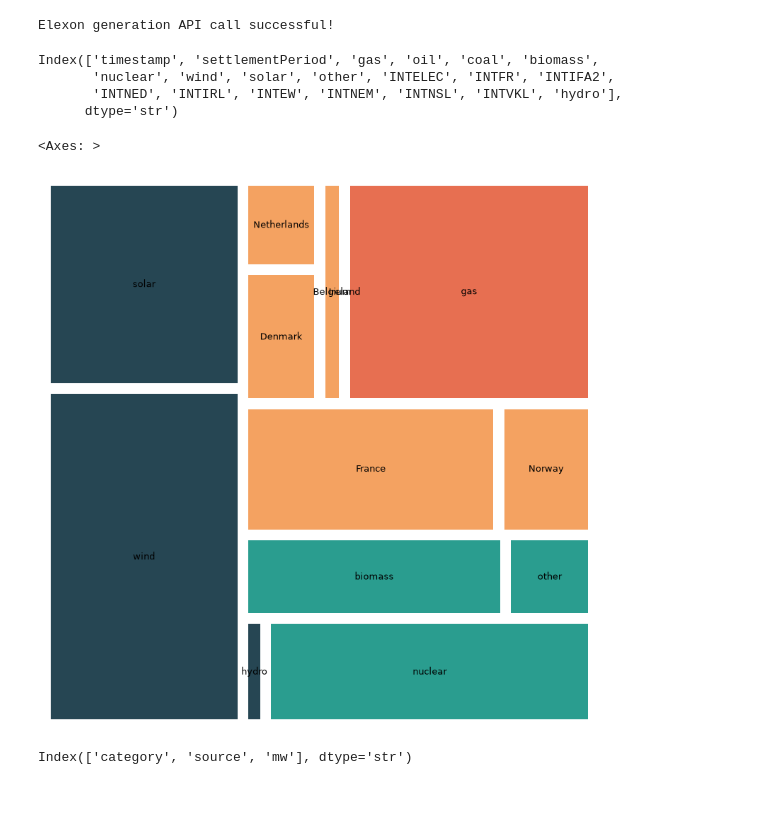
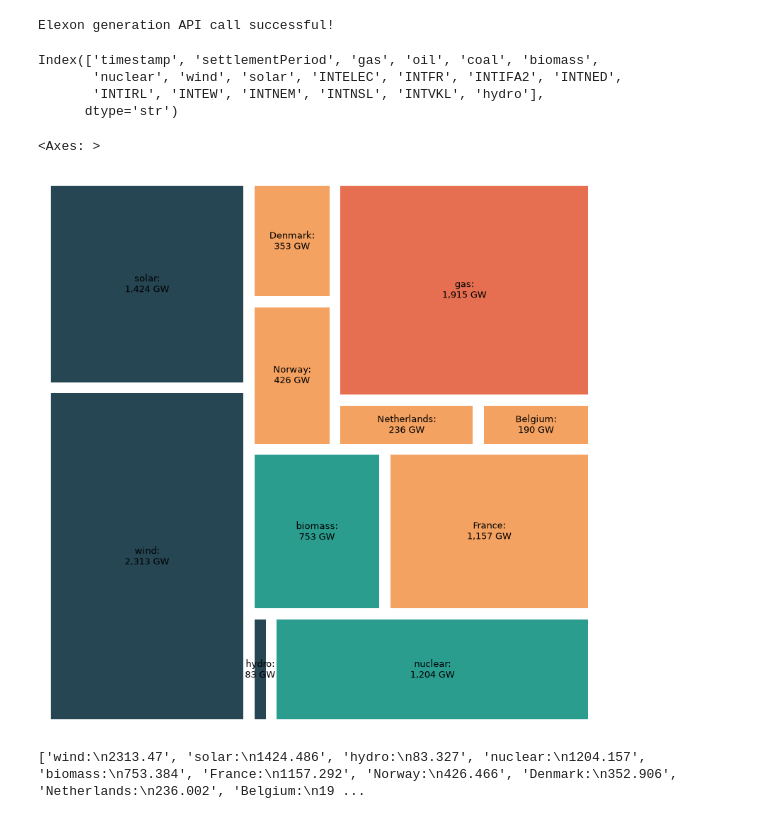
Before and after one commit to TurnerHaa/grid_weekly, a Jupyter notebook: notebooks/fetch.ipynb, the cells around one changed output. Drawn from its saved outputs; the diff is of its cells as text; code cells hidden in the pictures.

Commit message:
Added total energy labels

```diff
--- a/notebooks/fetch.ipynb
+++ b/notebooks/fetch.ipynb
@@ -142,7 +142,7 @@ grid = (
     )
 )
 
-grid = grid.drop(columns=['ocgt', 'ccgt', 'wind_embedded', 'pumped_storage_hydro', 'non_pumped_storage_hydro'])
+grid = grid.drop(columns=['ocgt', 'ccgt', 'wind_embedded', 'pumped_storage_hydro', 'non_pumped_storage_hydro', 'other'])
 
 start_cols = ['timestamp', 'settlementPeriod', 'gas']
 ordered_cols = start_cols + [c for c in grid.columns if c not in start_cols]
@@ -152,8 +152,8 @@ grid = grid.fillna(0)
 print(grid.columns)
 # %% [output]
 Index(['timestamp', 'settlementPeriod', 'gas', 'oil', 'coal', 'biomass',
-       'nuclear', 'wind', 'solar', 'other', 'INTELEC', 'INTFR', 'INTIFA2',
-       'INTNED', 'INTIRL', 'INTEW', 'INTNEM', 'INTNSL', 'INTVKL', 'hydro'],
+       'nuclear', 'wind', 'solar', 'INTELEC', 'INTFR', 'INTIFA2', 'INTNED',
+       'INTIRL', 'INTEW', 'INTNEM', 'INTNSL', 'INTVKL', 'hydro'],
       dtype='str')
 # %%
 energy_categories = {
@@ -186,48 +186,62 @@ grid_long['category'] = grid_long['source'].map(energy_categories)
 
 category_df = grid_long.groupby(['timestamp', 'category'])['mw'].sum().unstack(level='category')
 # %%
+# treemap data preparation
 heatmap_data = grid_long.groupby(['category', 'source'], as_index=False)['mw'].sum()
 heatmap_data = heatmap_data[heatmap_data['mw'] > 0].dropna(subset='mw')
 
+# interconnector connecting countries
 interconnector_map = {
     'INTELEC': 'France',
         'INTFR': 'France',
         'INTIFA2': 'France',
         'INTNED': 'Netherlands',
         'INTIRL': 'Ireland',
         'INTEW': 'Ireland',
         'INTGRNL': 'Ireland',
         'INTNEM': 'Belgium',
         'INTNSL': 'Norway',
         'INTVKL': 'Denmark'
 }
 
+# prepare final plot DataFrame
 heatmap_data['type'] = heatmap_data['source'].map(interconnector_map).fillna(heatmap_data['source'])
 heatmap_data = heatmap_data.groupby(['category', 'type'], as_index=False)['mw'].sum()
 heatmap_data = heatmap_data.sort_values(by=['category','mw'], ascending=[False, False])
+heatmap_data = heatmap_data[heatmap_data['mw'] >= 10000]
 
 
-# heatamap visualization
+labels = [
+    f"{type.title()}:\n{(mw / 1000):,.0f} GW"
+    for type, mw in zip(heatmap_data['type'], heatmap_data['mw'])
+]
+
+# treemap visualization
 colour_map = {
     'Fossil' : '#e76f51',
     'Interconnector': '#f4a261',
     'Other': '#2a9d8f',
     'Renewable': '#264653'
 }
 
 colors = heatmap_data['category'].map(colour_map)
 
 fig, ax = plt.subplots(figsize=(10,10))
 ax.set_axis_off()
 
-squarify.plot(sizes=heatmap_data['mw'], label=heatmap_data['type'], color = colors, pad=True)
+squarify.plot(sizes=heatmap_data['mw'],
+              label=labels,
+              color = colors,
+              pad=True)
 # %% [output]
 <Axes: >
-[figure, old version]
+[figure, new version]
 # %%
-print(heatmap_data.columns)
+
+
+print(labels)
 # %% [output]
-Index(['category', 'source', 'mw'], dtype='str')
+['wind:\n2313.47', 'solar:\n1424.486', 'hydro:\n83.327', 'nuclear:\n1204.157', 'biomass:\n753.384', 'France:\n1157.292', 'Norway:\n426.466', 'Denmark:\n352.906', 'Netherlands:\n236.002', 'Belgium:\n19 ...
 # %%
 # plot 1 - stacked area 30 min generation
 cat_data = grid_long.groupby(['timestamp', 'category'])['mw'].sum().reset_index()
```
Also changed, not shown: parts of 2 cells of this notebook.
